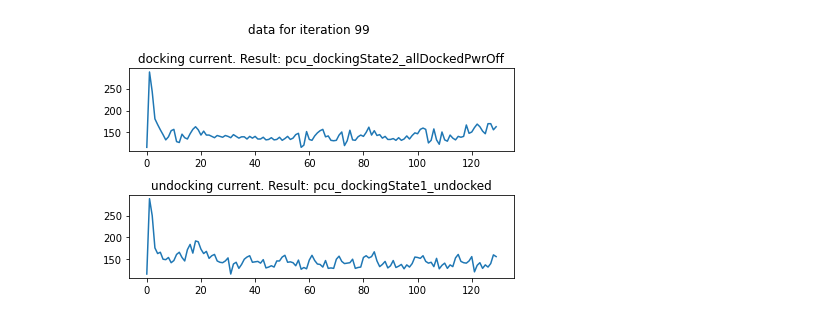
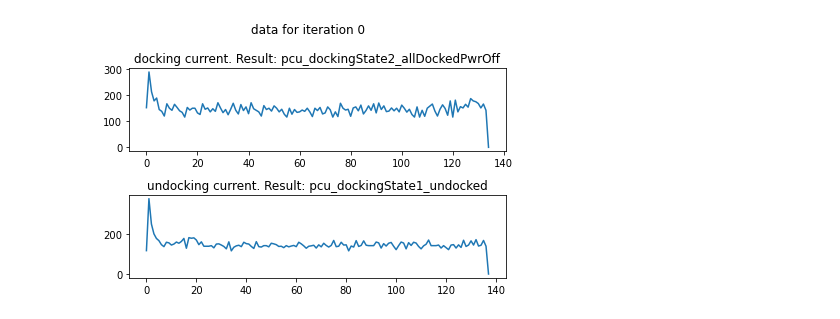
Before and after one commit to M-Welsch/base-hil, a Jupyter notebook: 2023-09-07_BaSe_Dauertest.ipynb, the cells around one changed output. Cells and saved outputs as stored; diff of their text form; code cells hidden in the pictures.

Commit message:
add data transfer test

```diff
--- a/2023-09-07_BaSe_Dauertest.ipynb
+++ b/2023-09-07_BaSe_Dauertest.ipynb
@@ -26,0 +7,2 @@ calling pcu with get_dockingstate
+# %%
+test = HwRev4DockUndock()
@@ -26,0 +19,2 @@ calling pcu with get_dockingstate
+# %%
+test.run(iterations=10)
@@ -27,3 +39,6 @@ calling pcu with get_dockingstate
+# %%
+df = test.df
+results = test.results
 # %%
 def plot_iteration(results: list, iteration: int):
     fig, (ax0, ax1) = plt.subplots(2)
@@ -36,7 +74,7 @@ def plot_iteration(results: list, iteration: int):
 # %%
-plot_iteration(results, 99)
+plot_iteration(results, 0)
 # %% [output]
-[figure, old version]
+[figure, new version]
 # %%
 with open(f'results_{datetime.now().isoformat()}.pkl', 'wb') as file:
     # A new file will be created
```
Also changed, not shown: parts of 9 cells of this notebook, 6 other files.
